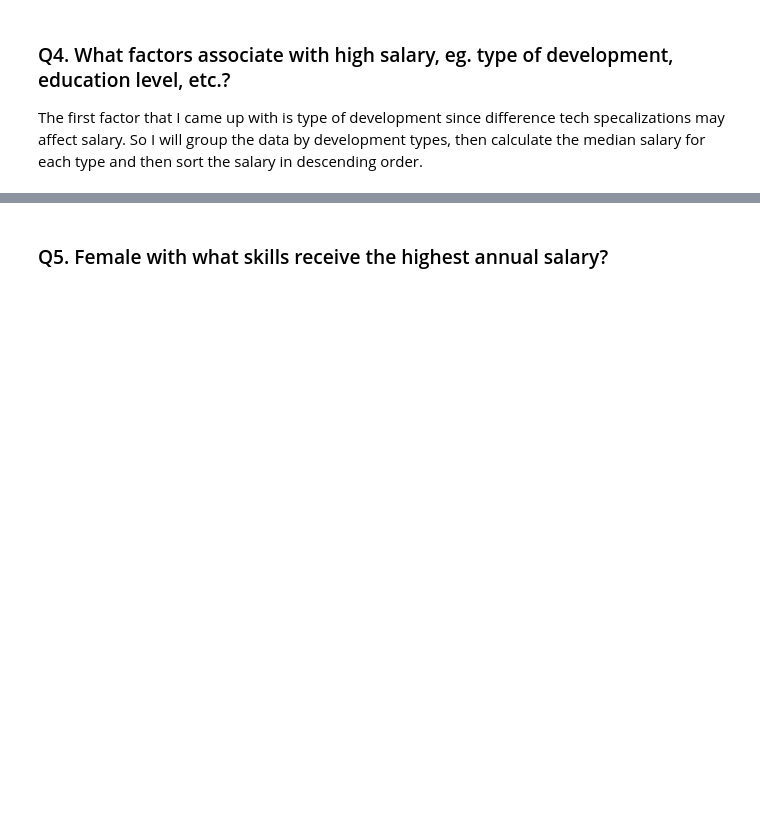
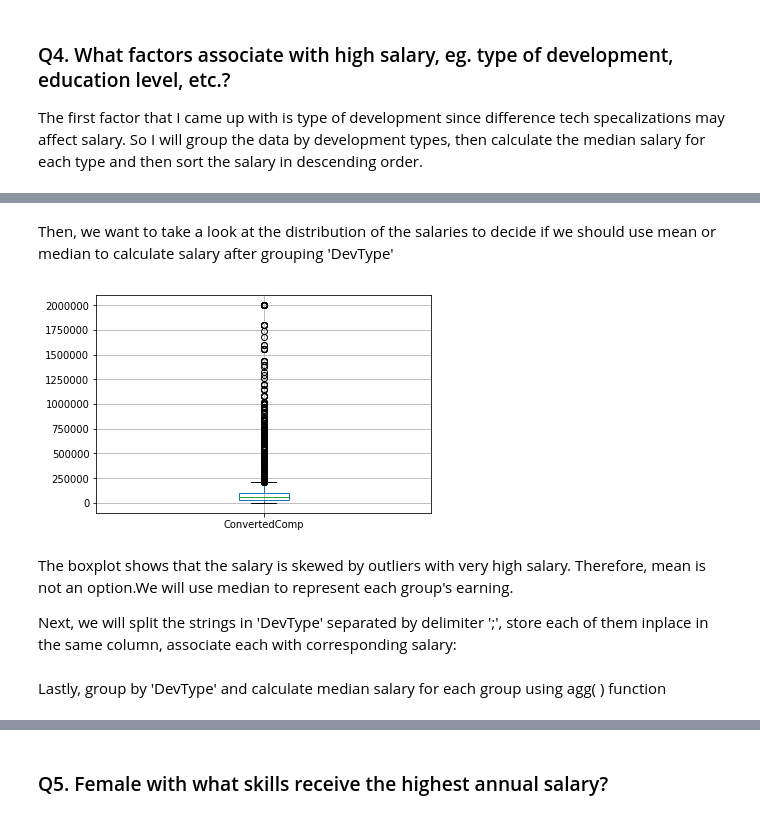
Before and after one commit to Lamasheg/stackoverflow_survey_2019, a Jupyter notebook: stackoverflow_survey.ipynb, the cells around one changed output, grey strips where cells are left out. Drawn from its saved outputs; the diff is of its cells as text; code cells hidden in the pictures; blank space fills up the shorter version.

```diff
--- a/stackoverflow_survey.ipynb
+++ b/stackoverflow_survey.ipynb
@@ -529,0 +391,10 @@ KeyError: ''
+# %% [markdown]
+Then, we want to take a look at the distribution of the salaries to decide if we should use mean or median to calculate salary after grouping 'DevType'
+# %%
+box_plot = women_df.boxplot(column=['ConvertedComp'])
+# %% [output]
+[figure, added]
+# %% [markdown]
+The boxplot shows that the salary is skewed by outliers with very high salary. Therefore, mean is not an option.We will use median to represent each group's earning.
+
+Next, we will split the strings in 'DevType' separated by delimiter ';', store each of them inplace in the same column, associate each with corresponding salary:
@@ -529,0 +404,2 @@ KeyError: ''
+# %% [markdown]
+Lastly, group by 'DevType' and calculate median salary for each group using agg( ) function
```
Also changed, not shown: parts of 54 cells of this notebook.
